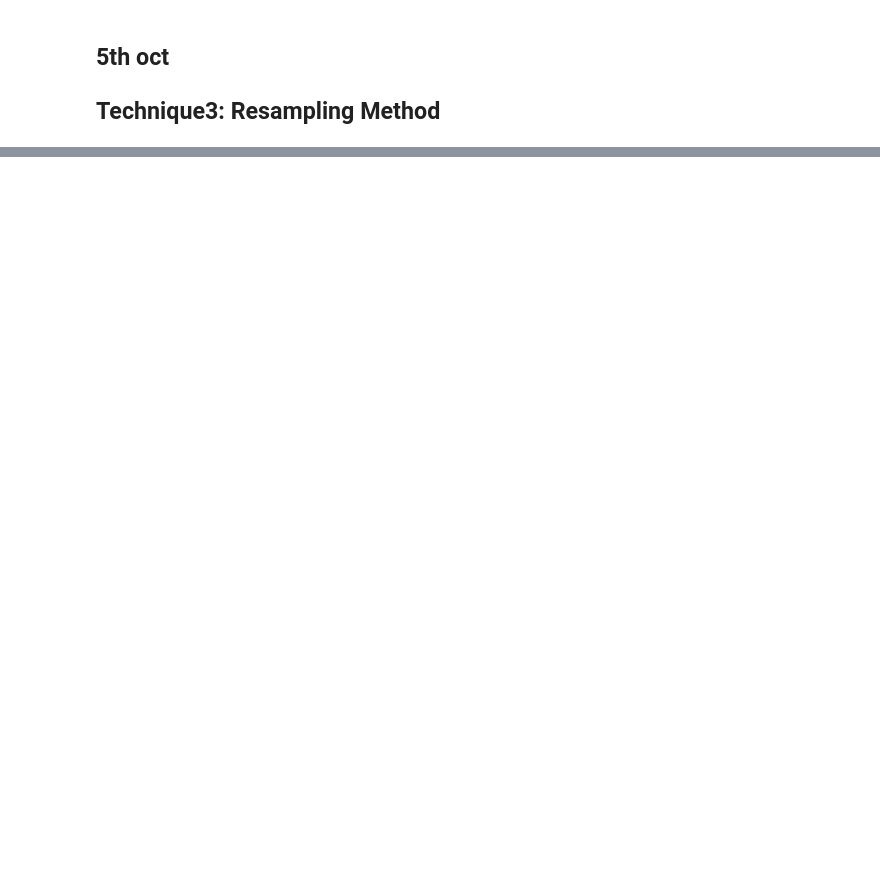
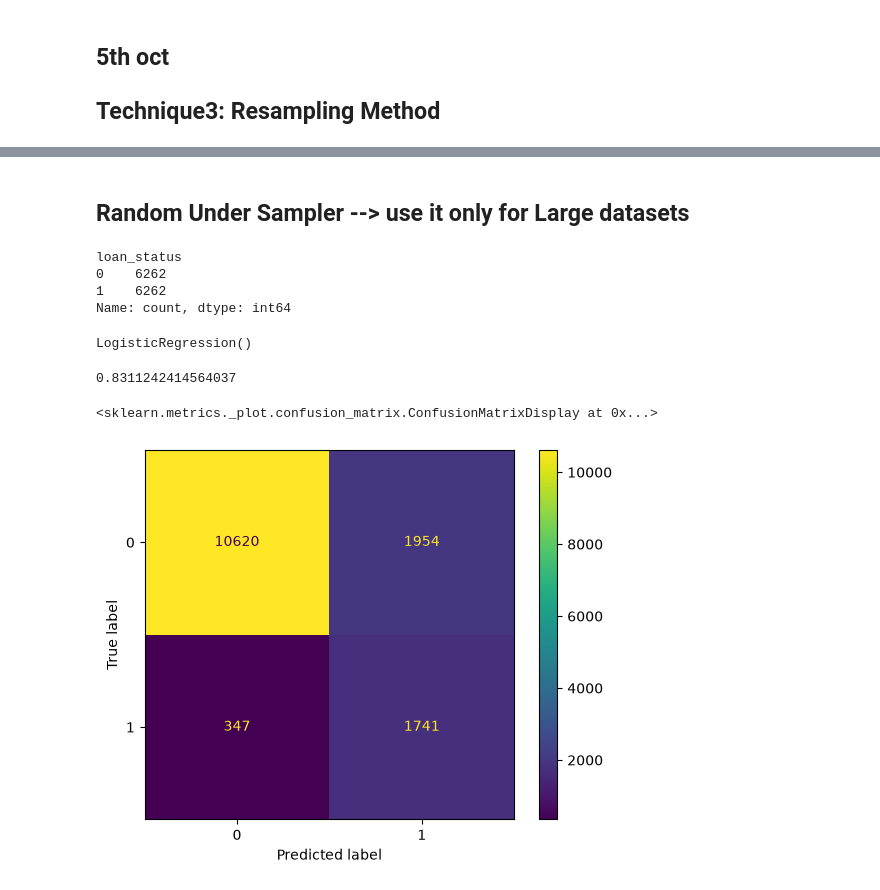
Before and after one commit to dikshasable120/Machine-learning-ML-, a Jupyter notebook: Imbalanced Data/Loan Status Prediction Project.ipynb, the cells around one changed output, grey strips where cells are left out. Saved outputs shown, nothing was run; the diff lists cells and outputs as text; code cells hidden in the pictures; blank space fills up the shorter version.

```diff
--- a/Imbalanced Data/Loan Status Prediction Project.ipynb
+++ b/Imbalanced Data/Loan Status Prediction Project.ipynb
@@ -291,0 +488,29 @@ Under sampling
+# %% [markdown]
+## Random Under Sampler --> use it only for Large datasets
+# %%
+from imblearn.under_sampling import RandomUnderSampler
+
+rand = RandomUnderSampler()
+
+x_sampl_under,y_samp_under = rand.fit_resample(xtrain1_pre,ytrain1)
+
+y_samp_under['loan_status'].value_counts()
+# %% [output]
+loan_status
+0    6262
+1    6262
+Name: count, dtype: int64
+# %%
+model4 = LogisticRegression()
+model4.fit(x_sampl_under,y_samp_under)
+# %% [output]
+LogisticRegression()
+# %%
+model4.score(x_sampl_under,y_samp_under)
+# %% [output]
+0.8311242414564037
+# %%
+ConfusionMatrixDisplay.from_estimator(model4,xtest1_pre,ytest1)
+# %% [output]
+<sklearn.metrics._plot.confusion_matrix.ConfusionMatrixDisplay at 0x...>
+[figure, added]
```
Also changed, not shown: parts of 43 cells of this notebook, 1 other file.
